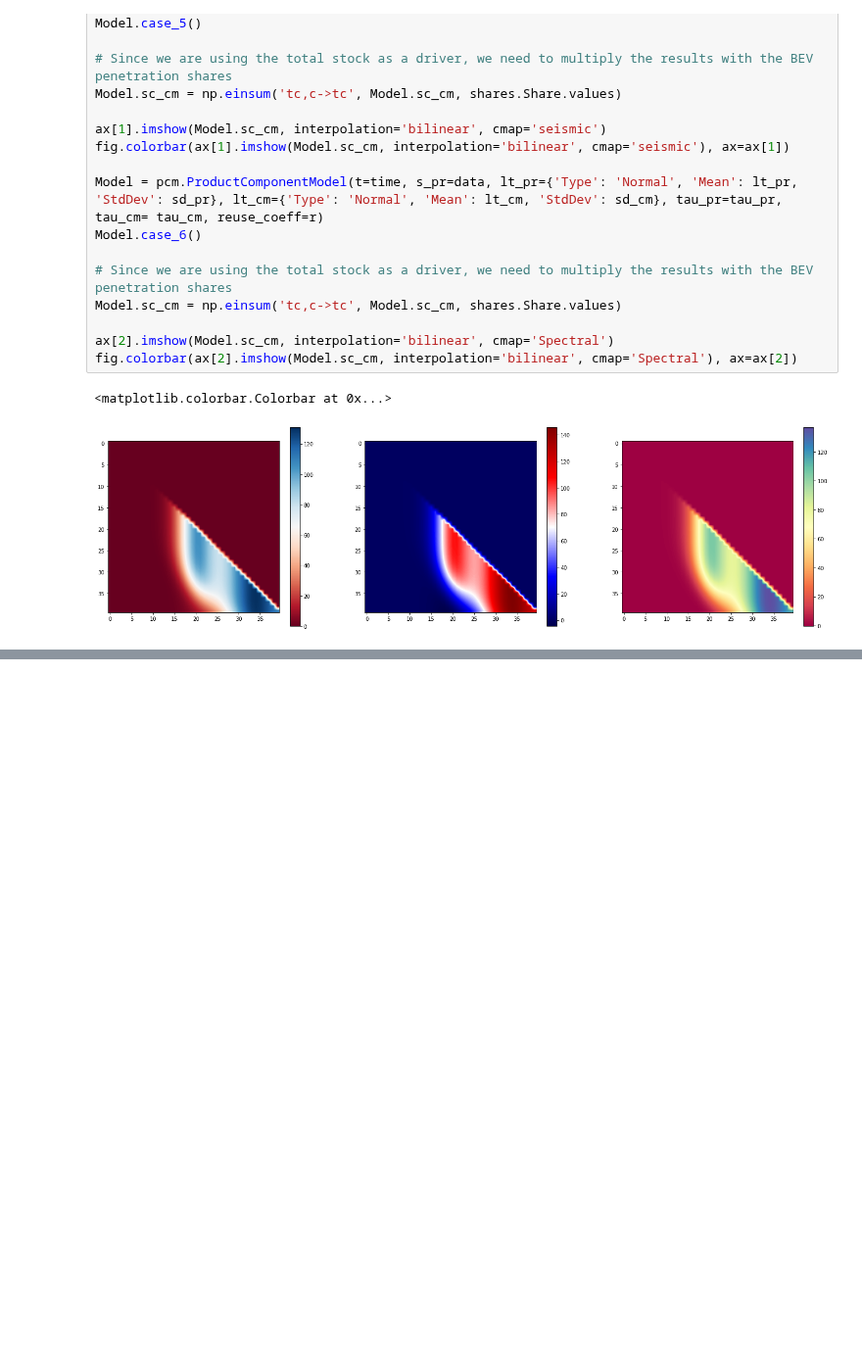
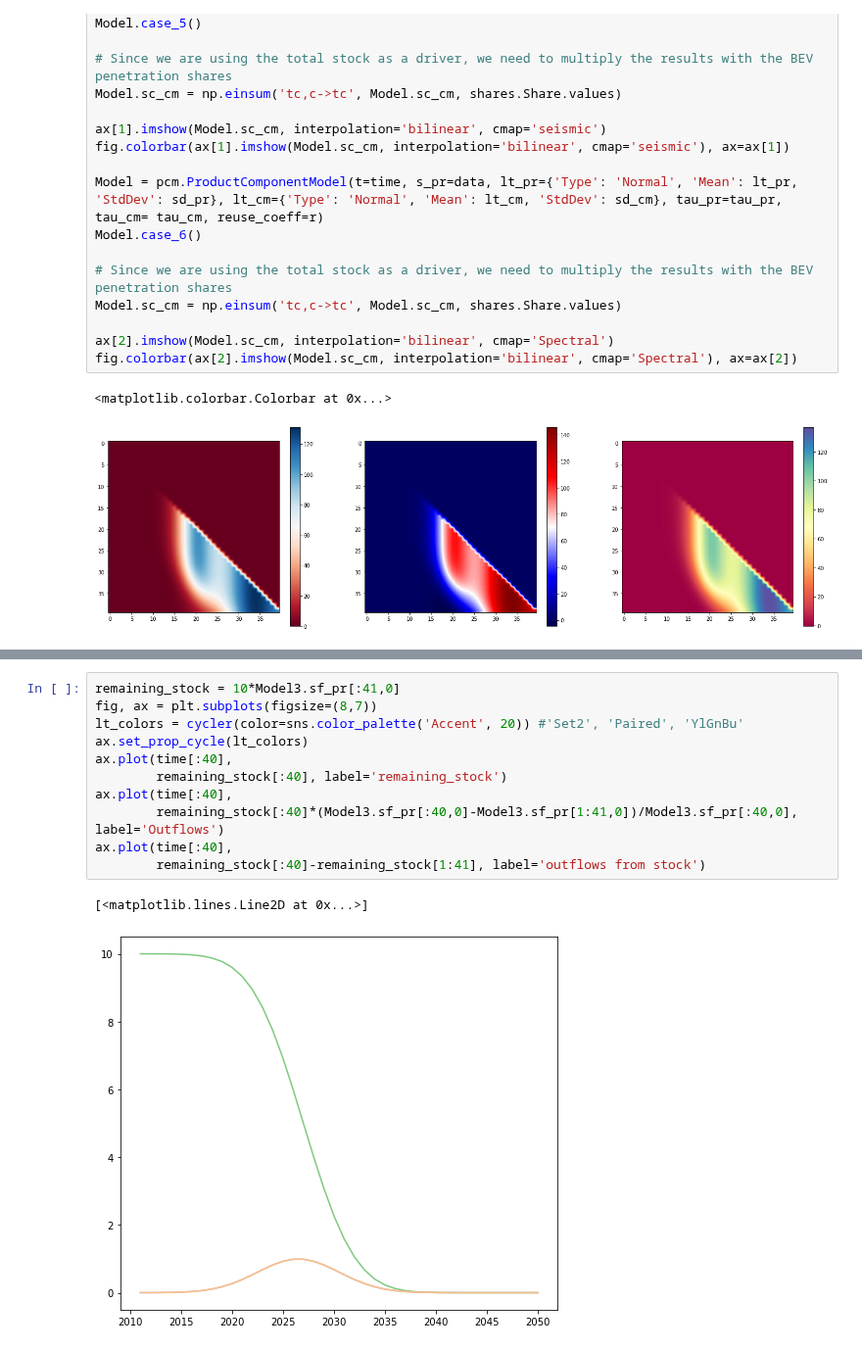
Before and after one commit to fernaag/product_component_model, a Jupyter notebook: case_study.ipynb, the cells around one changed output, grey strips where cells are left out. Shown at 98% size. Cells and saved outputs as stored; diff of their text form; blank space fills up the shorter version.

```diff
--- a/case_study.ipynb
+++ b/case_study.ipynb
@@ -699,0 +698,14 @@ array([9.99968329e-01, 9.99911583e-01, 9.99767371e-01, 9.99422975e-01,
+# %%
+remaining_stock = 10*Model3.sf_pr[:41,0]
+fig, ax = plt.subplots(figsize=(8,7))
+lt_colors = cycler(color=sns.color_palette('Accent', 20)) #'Set2', 'Paired', 'YlGnBu'
+ax.set_prop_cycle(lt_colors)
+ax.plot(time[:40],
+        remaining_stock[:40], label='remaining_stock')
+ax.plot(time[:40],
+        remaining_stock[:40]*(Model3.sf_pr[:40,0]-Model3.sf_pr[1:41,0])/Model3.sf_pr[:40,0], label='Outflows')
+ax.plot(time[:40],
+        remaining_stock[:40]-remaining_stock[1:41], label='outflows from stock')
+# %% [output]
+[<matplotlib.lines.Line2D at 0x...>]
+[figure, added]
```
Also changed, not shown: parts of 10 cells of this notebook, 1 other file.
